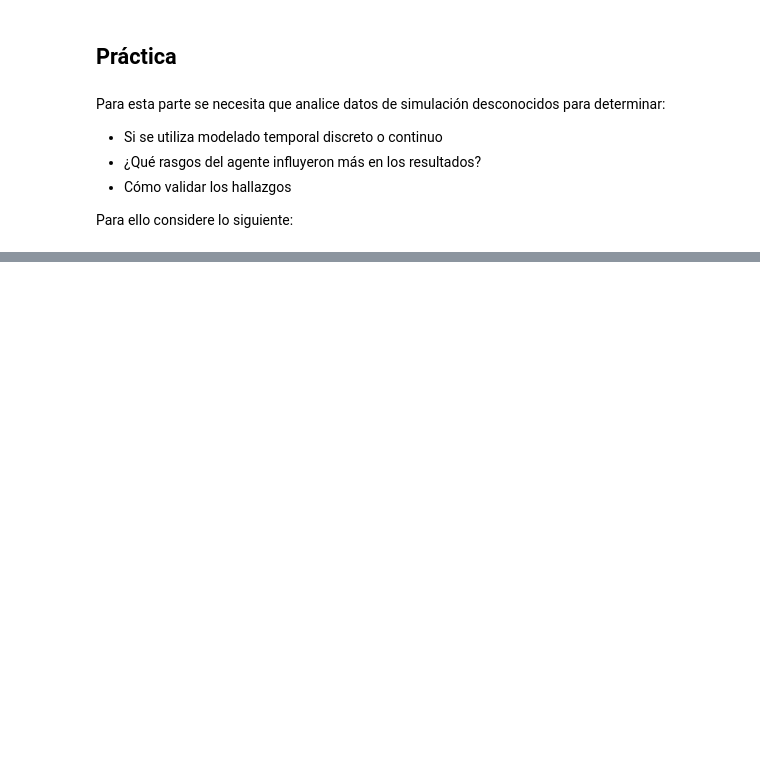
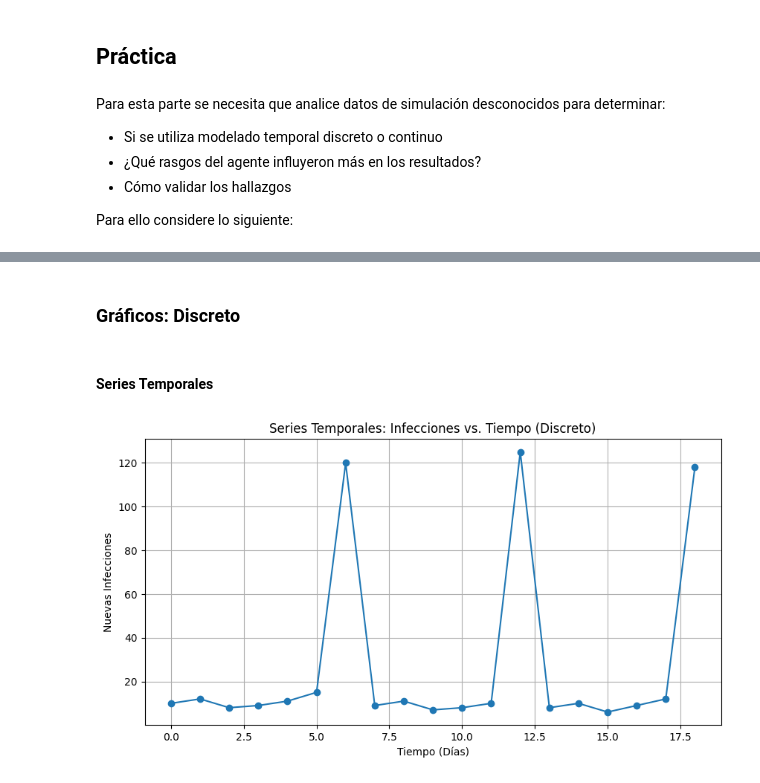
Before and after one commit to FabianKel/ModSim-LAB4, a Jupyter notebook: Ejercicio4.ipynb, the cells around one changed output, grey strips where cells are left out. Cells and saved outputs as stored; diff of their text form; code cells hidden in the pictures; blank space fills up the shorter version.

```diff
--- a/Ejercicio4.ipynb
+++ b/Ejercicio4.ipynb
@@ -82,0 +96,6 @@ Instrucciones:
+# %%
+data = load_data()
+print("Discrete-time data sample:")
+print(data['discrete']['agent_data'].head())
+print("\nContinuous-time data sample:")
+print(data['continuous']['agent_data'].head())
@@ -82,0 +118,17 @@ Instrucciones:
+# %% [markdown]
+### **Gráficos: Discreto**
+# %% [markdown]
+#### Series Temporales
+# %%
+ts_discrete = data['discrete']['timestamps'][:len(data['discrete']['infections'])]
+inf_discrete = data['discrete']['infections']
+
+plt.figure(figsize=(10, 5))
+plt.plot(ts_discrete, inf_discrete, marker='o')
+plt.xlabel('Tiempo (Días)')
+plt.ylabel('Nuevas Infecciones')
+plt.title('Series Temporales: Infecciones vs. Tiempo (Discreto)')
+plt.grid(True)
+plt.show()
+# %% [output]
+[figure, added]
```
Also changed, not shown: parts of 21 cells of this notebook, 2 other files.
